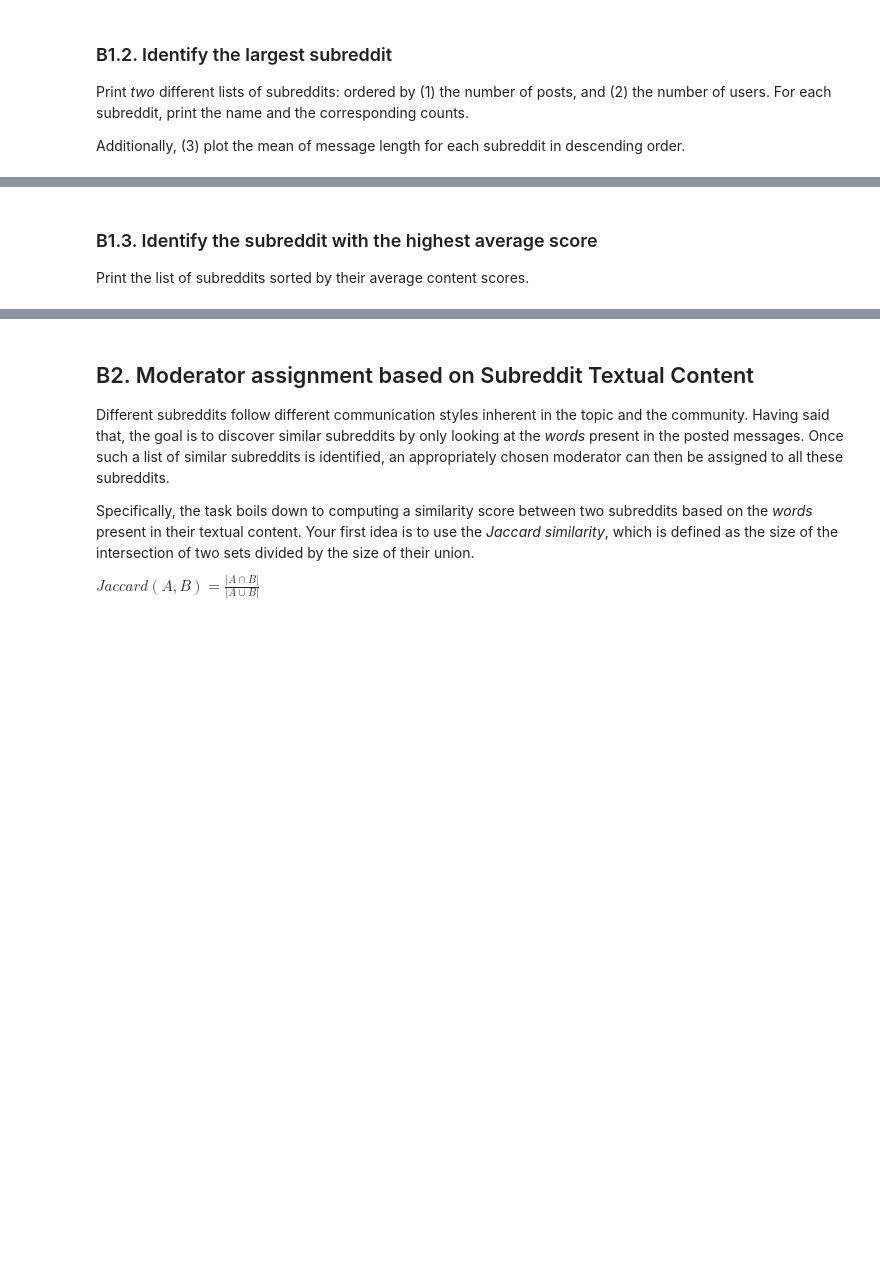
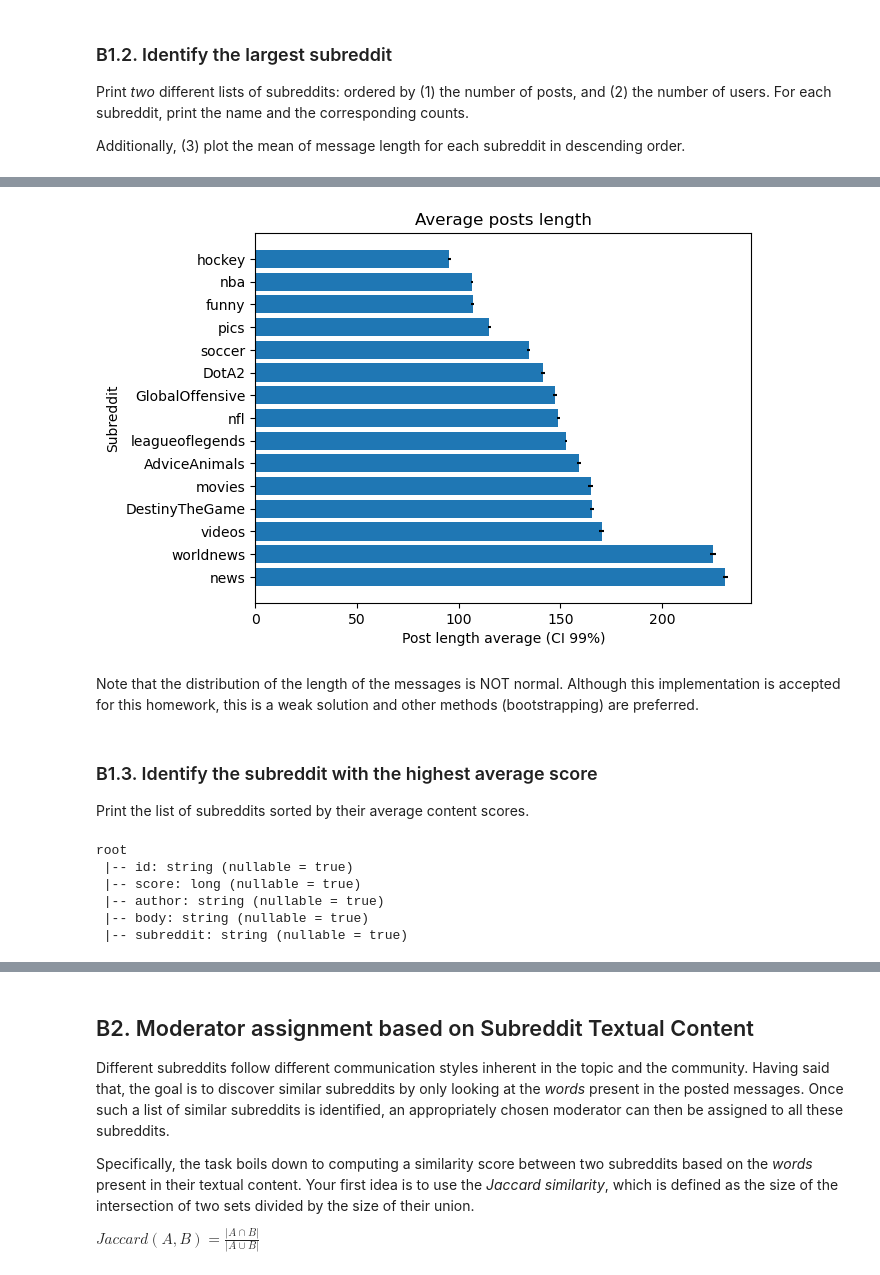
Before and after one commit to CamilleDelgrange/2022, a Jupyter notebook: Tutorials/11 - Scaling up/ScalingUp_Exercises_cam.ipynb, the cells around one changed output, grey strips where cells are left out. Saved outputs shown, nothing was run; the diff lists cells and outputs as text; code cells hidden in the pictures; blank space fills up the shorter version.

```diff
--- a/Tutorials/11 - Scaling up/ScalingUp_Exercises_cam.ipynb
+++ b/Tutorials/11 - Scaling up/ScalingUp_Exercises_cam.ipynb
@@ -121,4 +228,32 @@ Additionally, (3) plot the mean of message length for each subreddit in descendi
+# %%
+# Plot with 99 ci as error bars:
+# CAREFUL: We should plot bootstrapped confidence intervals, but we will use the standard deviation as an approximation:
+subreddits_by_pl = subreddit_info.toPandas().sort_values("posts_length", ascending=False).reset_index(drop=True)
+sqrt_N = subreddits_by_pl['total_posts'].apply(lambda r: math.sqrt(r))
+s = subreddits_by_pl['posts_length_stddev']
+subreddits_by_pl['ci99'] = 2.576*(s / sqrt_N)
+
+plt.barh(subreddits_by_pl.subreddit, subreddits_by_pl.posts_length, xerr=subreddits_by_pl.ci99)
+plt.xlabel('Post length average (CI 99%)')
+plt.ylabel('Subreddit')
+plt.title('Average posts length')
+plt.show()
+# %% [output]
+[figure, added]
+# %% [markdown]
+Note that the distribution of the length of the messages is NOT normal. Although this implementation is accepted for this homework, this is a weak solution and other methods (bootstrapping) are preferred.
 # %% [markdown]
 ### B1.3. Identify the subreddit with the highest average score
 
 Print the list of subreddits sorted by their average content scores.
+# %%
+# Join score and reddit based on their "id" column:
+joined = score.join(reddit, on="id", how="inner")
+joined.printSchema()
+# %% [output]
+root
+ |-- id: string (nullable = true)
+ |-- score: long (nullable = true)
+ |-- author: string (nullable = true)
+ |-- body: string (nullable = true)
+ |-- subreddit: string (nullable = true)
```
Also changed, not shown: parts of 32 cells of this notebook, 2 other files.
